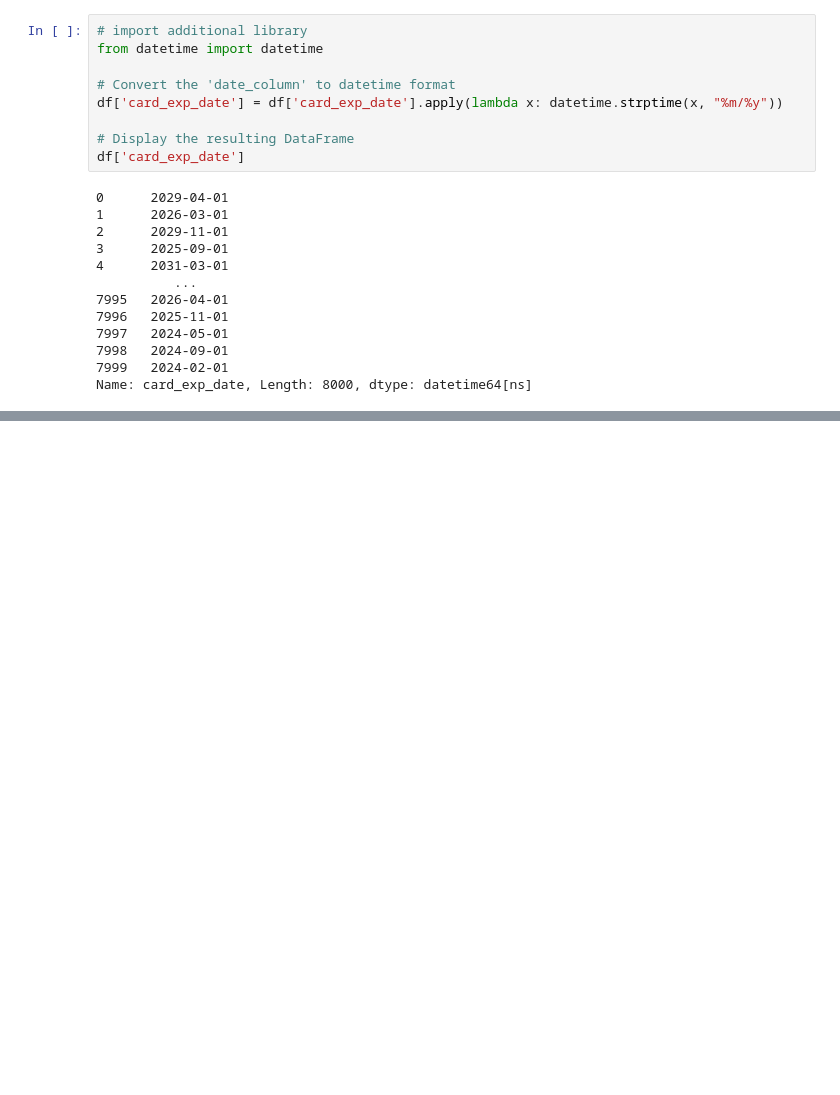
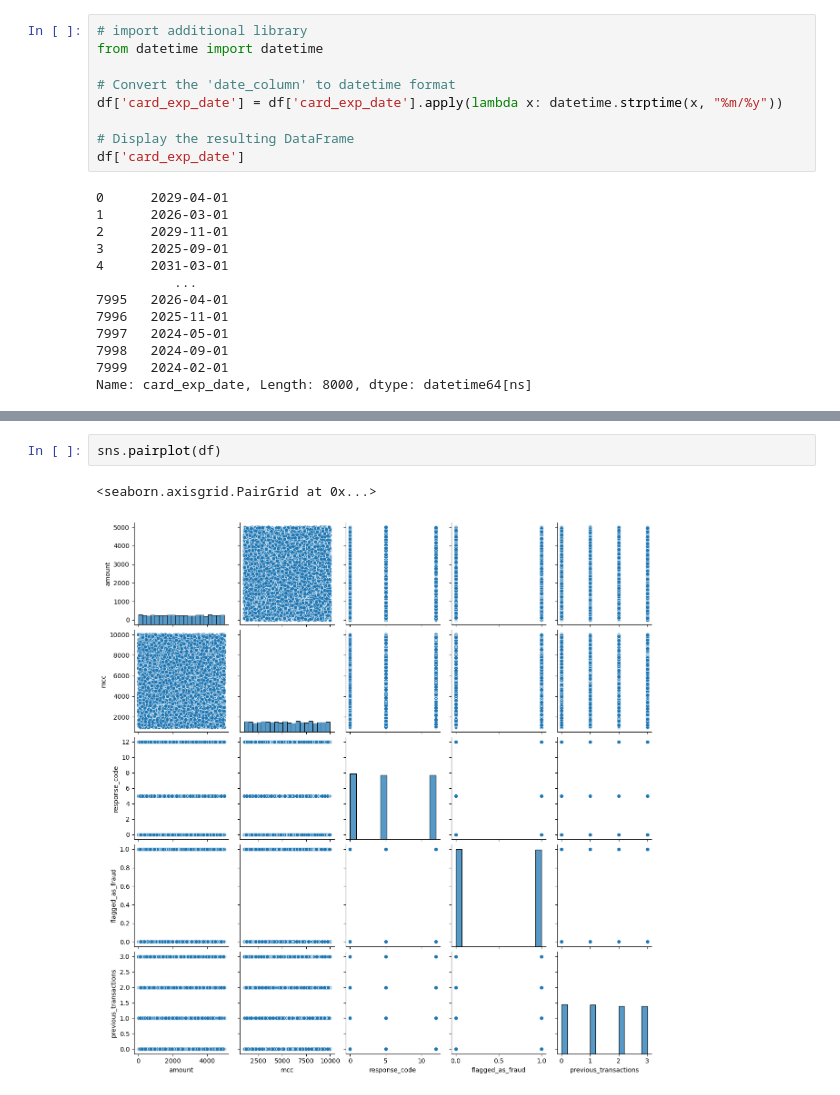
Before and after one commit to myhavok/bi-project, a Jupyter notebook: notebooks/eda_india.ipynb, the cells around one changed output, grey strips where cells are left out. Cells and saved outputs as stored; diff of their text form; blank space fills up the shorter version.

```diff
--- a/notebooks/eda_india.ipynb
+++ b/notebooks/eda_india.ipynb
@@ -400,0 +416,5 @@ Name: flagged_as_fraud, dtype: float64
+# %%
+sns.pairplot(df)
+# %% [output]
+<seaborn.axisgrid.PairGrid at 0x...>
+[figure, added]
```
Also changed, not shown: parts of 4 cells of this notebook, 4 other files.
